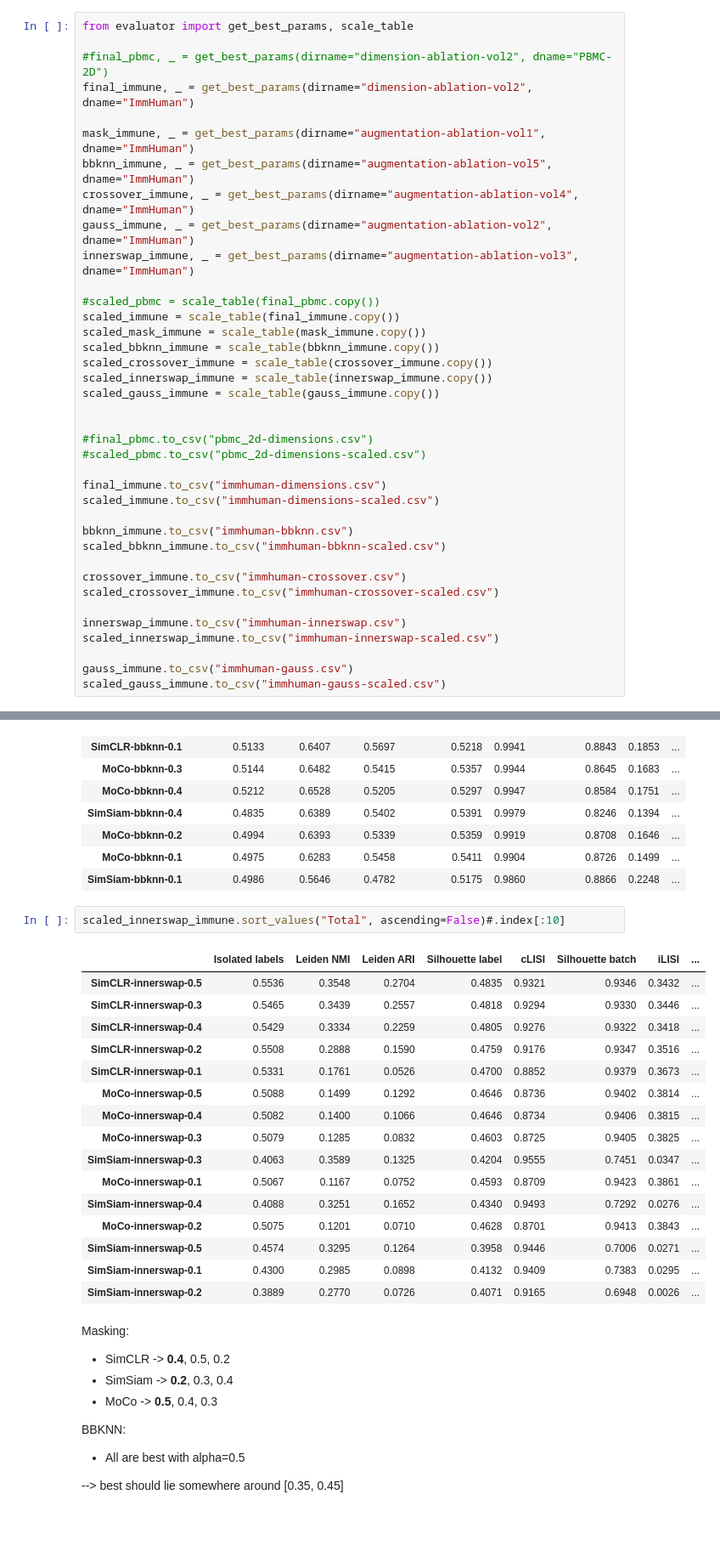
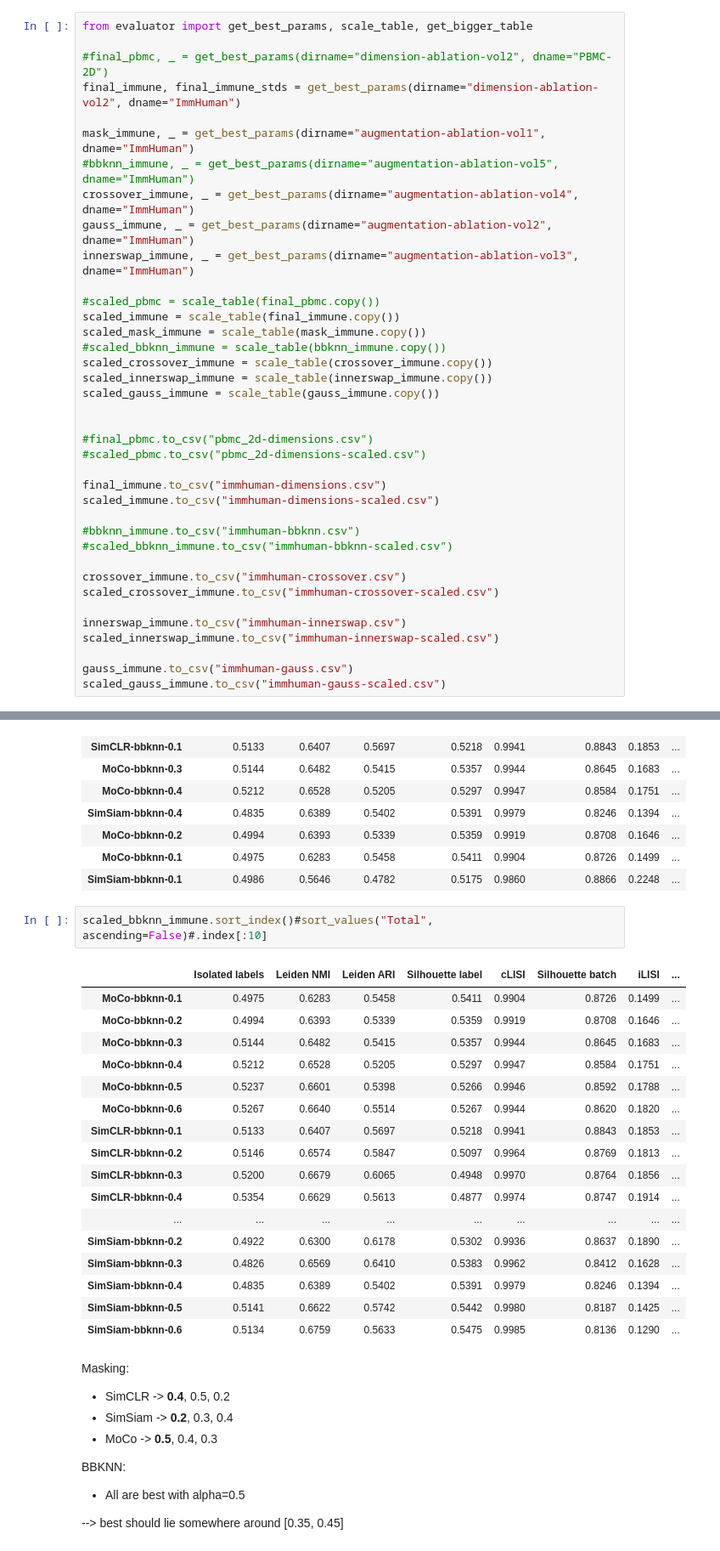
Before and after one commit to OlgaOvcharenko/scAugmentBench, a Jupyter notebook: debug.ipynb, the cells around one changed output, grey strips where cells are left out. Shown at 85% size. Cells and saved outputs as stored; diff of their text form; blank space fills up the shorter version.

```diff
--- a/debug.ipynb
+++ b/debug.ipynb
@@ -126,11 +196,11 @@ from evaluator import collect_runs, unify_table, scale_table
 # %%
-from evaluator import get_best_params, scale_table
+from evaluator import get_best_params, scale_table, get_bigger_table
 
 #final_pbmc, _ = get_best_params(dirname="dimension-ablation-vol2", dname="PBMC-2D")
-final_immune, _ = get_best_params(dirname="dimension-ablation-vol2", dname="ImmHuman")
+final_immune, final_immune_stds = get_best_params(dirname="dimension-ablation-vol2", dname="ImmHuman")
 
 mask_immune, _ = get_best_params(dirname="augmentation-ablation-vol1", dname="ImmHuman")
-bbknn_immune, _ = get_best_params(dirname="augmentation-ablation-vol5", dname="ImmHuman")
+#bbknn_immune, _ = get_best_params(dirname="augmentation-ablation-vol5", dname="ImmHuman")
 crossover_immune, _ = get_best_params(dirname="augmentation-ablation-vol4", dname="ImmHuman")
 gauss_immune, _ = get_best_params(dirname="augmentation-ablation-vol2", dname="ImmHuman")
 innerswap_immune, _ = get_best_params(dirname="augmentation-ablation-vol3", dname="ImmHuman")
@@ -138,7 +208,7 @@ innerswap_immune, _ = get_best_params(dirname="augmentation-ablation-vol3", dnam
 #scaled_pbmc = scale_table(final_pbmc.copy())
 scaled_immune = scale_table(final_immune.copy())
 scaled_mask_immune = scale_table(mask_immune.copy())
-scaled_bbknn_immune = scale_table(bbknn_immune.copy())
+#scaled_bbknn_immune = scale_table(bbknn_immune.copy())
 scaled_crossover_immune = scale_table(crossover_immune.copy())
 scaled_innerswap_immune = scale_table(innerswap_immune.copy())
 scaled_gauss_immune = scale_table(gauss_immune.copy())
@@ -150,8 +220,8 @@ scaled_gauss_immune = scale_table(gauss_immune.copy())
 final_immune.to_csv("immhuman-dimensions.csv")
 scaled_immune.to_csv("immhuman-dimensions-scaled.csv")
 
-bbknn_immune.to_csv("immhuman-bbknn.csv")
-scaled_bbknn_immune.to_csv("immhuman-bbknn-scaled.csv")
+#bbknn_immune.to_csv("immhuman-bbknn.csv")
+#scaled_bbknn_immune.to_csv("immhuman-bbknn-scaled.csv")
 
 crossover_immune.to_csv("immhuman-crossover.csv")
 scaled_crossover_immune.to_csv("immhuman-crossover-scaled.csv")
@@ -284,24 +422,25 @@ scaled_bbknn_immune.sort_values("Total", ascending=False)#.index[:10]
 | MoCo-bbknn-0.1 | 0.4975 | 0.6283 | 0.5458 | 0.5411 | 0.9904 | 0.8726 | 0.1499 | ... |
 | SimSiam-bbknn-0.1 | 0.4986 | 0.5646 | 0.4782 | 0.5175 | 0.9860 | 0.8866 | 0.2248 | ... |
 # %%
-scaled_innerswap_immune.sort_values("Total", ascending=False)#.index[:10]
+scaled_bbknn_immune.sort_index()#sort_values("Total", ascending=False)#.index[:10]
 # %% [output]
 |  | Isolated labels | Leiden NMI | Leiden ARI | Silhouette label | cLISI | Silhouette batch | iLISI | ... |
-| SimCLR-innerswap-0.5 | 0.5536 | 0.3548 | 0.2704 | 0.4835 | 0.9321 | 0.9346 | 0.3432 | ... |
-| SimCLR-innerswap-0.3 | 0.5465 | 0.3439 | 0.2557 | 0.4818 | 0.9294 | 0.9330 | 0.3446 | ... |
-| SimCLR-innerswap-0.4 | 0.5429 | 0.3334 | 0.2259 | 0.4805 | 0.9276 | 0.9322 | 0.3418 | ... |
-| SimCLR-innerswap-0.2 | 0.5508 | 0.2888 | 0.1590 | 0.4759 | 0.9176 | 0.9347 | 0.3516 | ... |
-| SimCLR-innerswap-0.1 | 0.5331 | 0.1761 | 0.0526 | 0.4700 | 0.8852 | 0.9379 | 0.3673 | ... |
-| MoCo-innerswap-0.5 | 0.5088 | 0.1499 | 0.1292 | 0.4646 | 0.8736 | 0.9402 | 0.3814 | ... |
-| MoCo-innerswap-0.4 | 0.5082 | 0.1400 | 0.1066 | 0.4646 | 0.8734 | 0.9406 | 0.3815 | ... |
-| MoCo-innerswap-0.3 | 0.5079 | 0.1285 | 0.0832 | 0.4603 | 0.8725 | 0.9405 | 0.3825 | ... |
-| SimSiam-innerswap-0.3 | 0.4063 | 0.3589 | 0.1325 | 0.4204 | 0.9555 | 0.7451 | 0.0347 | ... |
-| MoCo-innerswap-0.1 | 0.5067 | 0.1167 | 0.0752 | 0.4593 | 0.8709 | 0.9423 | 0.3861 | ... |
-| SimSiam-innerswap-0.4 | 0.4088 | 0.3251 | 0.1652 | 0.4340 | 0.9493 | 0.7292 | 0.0276 | ... |
-| MoCo-innerswap-0.2 | 0.5075 | 0.1201 | 0.0710 | 0.4628 | 0.8701 | 0.9413 | 0.3843 | ... |
-| SimSiam-innerswap-0.5 | 0.4574 | 0.3295 | 0.1264 | 0.3958 | 0.9446 | 0.7006 | 0.0271 | ... |
-| SimSiam-innerswap-0.1 | 0.4300 | 0.2985 | 0.0898 | 0.4132 | 0.9409 | 0.7383 | 0.0295 | ... |
-| SimSiam-innerswap-0.2 | 0.3889 | 0.2770 | 0.0726 | 0.4071 | 0.9165 | 0.6948 | 0.0026 | ... |
+| MoCo-bbknn-0.1 | 0.4975 | 0.6283 | 0.5458 | 0.5411 | 0.9904 | 0.8726 | 0.1499 | ... |
+| MoCo-bbknn-0.2 | 0.4994 | 0.6393 | 0.5339 | 0.5359 | 0.9919 | 0.8708 | 0.1646 | ... |
+| MoCo-bbknn-0.3 | 0.5144 | 0.6482 | 0.5415 | 0.5357 | 0.9944 | 0.8645 | 0.1683 | ... |
+| MoCo-bbknn-0.4 | 0.5212 | 0.6528 | 0.5205 | 0.5297 | 0.9947 | 0.8584 | 0.1751 | ... |
+| MoCo-bbknn-0.5 | 0.5237 | 0.6601 | 0.5398 | 0.5266 | 0.9946 | 0.8592 | 0.1788 | ... |
+| MoCo-bbknn-0.6 | 0.5267 | 0.6640 | 0.5514 | 0.5267 | 0.9944 | 0.8620 | 0.1820 | ... |
+| SimCLR-bbknn-0.1 | 0.5133 | 0.6407 | 0.5697 | 0.5218 | 0.9941 | 0.8843 | 0.1853 | ... |
+| SimCLR-bbknn-0.2 | 0.5146 | 0.6574 | 0.5847 | 0.5097 | 0.9964 | 0.8769 | 0.1813 | ... |
+| SimCLR-bbknn-0.3 | 0.5200 | 0.6679 | 0.6065 | 0.4948 | 0.9970 | 0.8764 | 0.1856 | ... |
+| SimCLR-bbknn-0.4 | 0.5354 | 0.6629 | 0.5613 | 0.4877 | 0.9974 | 0.8747 | 0.1914 | ... |
+| ... | ... | ... | ... | ... | ... | ... | ... | ... |
+| SimSiam-bbknn-0.2 | 0.4922 | 0.6300 | 0.6178 | 0.5302 | 0.9936 | 0.8637 | 0.1890 | ... |
+| SimSiam-bbknn-0.3 | 0.4826 | 0.6569 | 0.6410 | 0.5383 | 0.9962 | 0.8412 | 0.1628 | ... |
+| SimSiam-bbknn-0.4 | 0.4835 | 0.6389 | 0.5402 | 0.5391 | 0.9979 | 0.8246 | 0.1394 | ... |
+| SimSiam-bbknn-0.5 | 0.5141 | 0.6622 | 0.5742 | 0.5442 | 0.9980 | 0.8187 | 0.1425 | ... |
+| SimSiam-bbknn-0.6 | 0.5134 | 0.6759 | 0.5633 | 0.5475 | 0.9985 | 0.8136 | 0.1290 | ... |
 # %% [markdown]
 Masking:
 - SimCLR -> __0.4__, 0.5, 0.2
```
Also changed, not shown: parts of 5 cells of this notebook, 6 other files.
